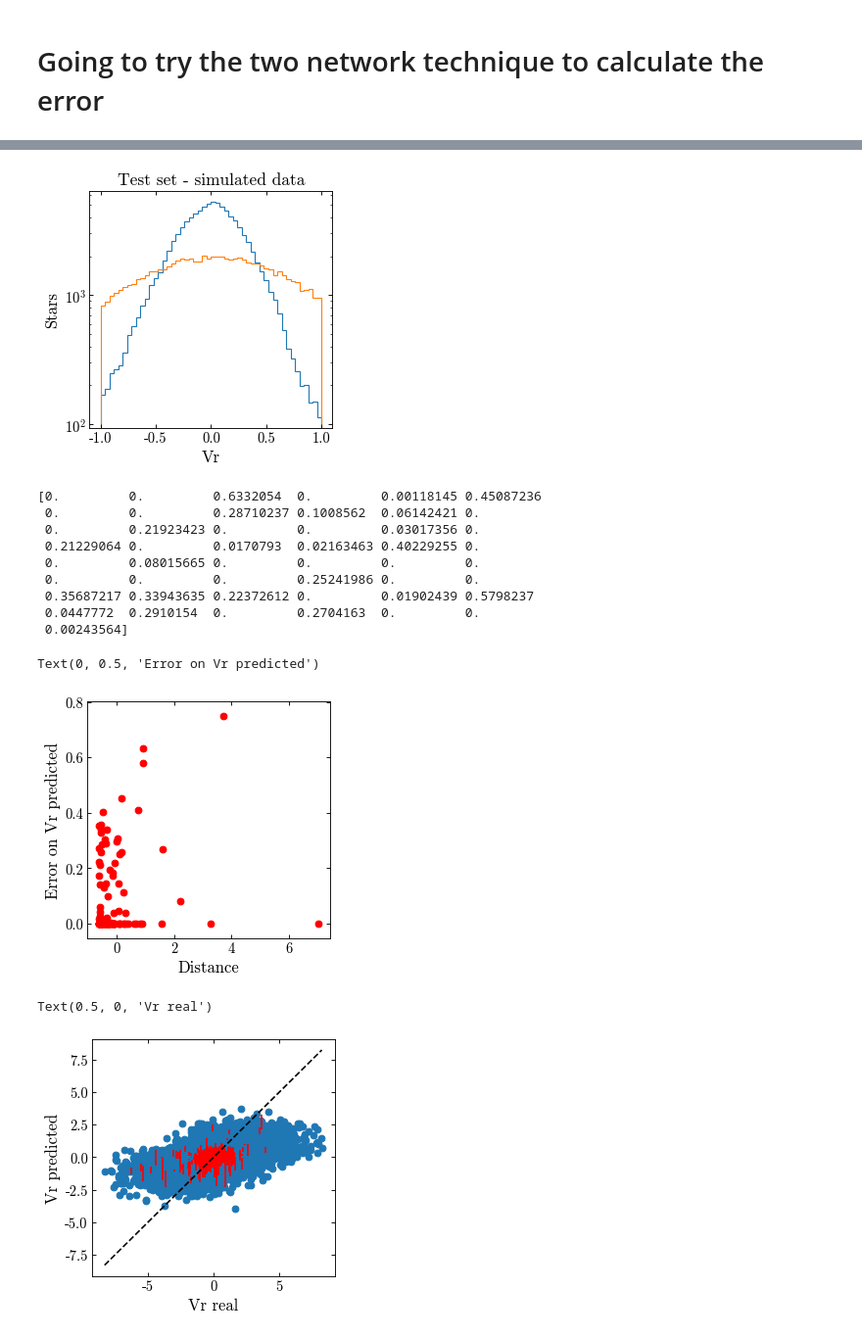
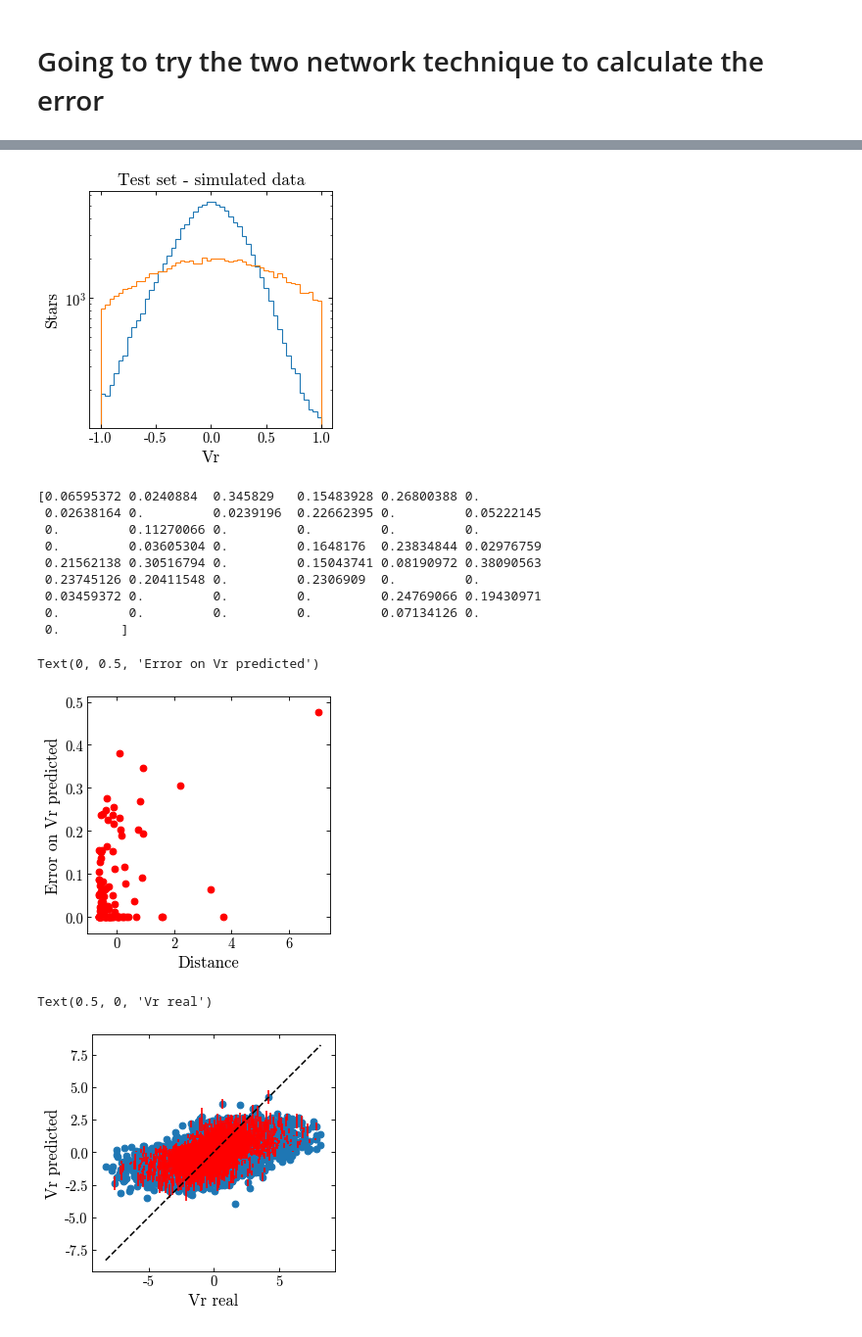
Before and after one commit to adropulic/datax_gaia, a Jupyter notebook: RVTrial2.ipynb, the cells around one changed output, grey strips where cells are left out. Shown: that part at 98% size. Drawn from its saved outputs; the diff is of its cells as text; code cells hidden in the pictures.

```diff
--- a/RVTrial2.ipynb
+++ b/RVTrial2.ipynb
@@ -487,7 +486,6 @@ CombinedModel.fit(X_train,y_train,
                   epochs=100,
                   batch_size=1000,
                   validation_split=0.1,
-                  callbacks = [es],
                   sample_weight=weights
                  )
 # %% [output]
@@ -510,7 +518,7 @@ plt.title('Test set - simulated data')
 plt.yscale('log')
 plt.show()
 # %% [output]
-[figure, old version]
+[figure, new version]
 # %%
 print(test_preds_2[1:50,1])
 plt.scatter(X_test[1:100,2], test_preds_2[1:100,1], color = 'red')
@@ -519,24 +527,24 @@ plt.xlabel('Distance')
 plt.ylabel('Error on Vr predicted')
 #does give a relu output...but I'm still not sure if this is exactly showing the error
 # %% [output]
-[0.         0.         0.6332054  0.         0.00118145 0.45087236
- 0.         0.         0.28710237 0.1008562  0.06142421 0.
- 0.         0.21923423 0.         0.         0.03017356 0.
- 0.21229064 0.         0.0170793  0.02163463 0.40229255 0.
- 0.         0.08015665 0.         0.         0.         0.
- 0.         0.         0.         0.25241986 0.         0.
- 0.35687217 0.33943635 0.22372612 0.         0.01902439 0.5798237
- 0.0447772  0.2910154  0.         0.2704163  0.         0.
- 0.00243564]
+[0.06595372 0.0240884  0.345829   0.15483928 0.26800388 0.
+ 0.02638164 0.         0.0239196  0.22662395 0.         0.05222145
+ 0.         0.11270066 0.         0.         0.         0.
+ 0.         0.03605304 0.         0.1648176  0.23834844 0.02976759
+ 0.21562138 0.30516794 0.         0.15043741 0.08190972 0.38090563
+ 0.23745126 0.20411548 0.         0.2306909  0.         0.
+ 0.03459372 0.         0.         0.         0.24769066 0.19430971
+ 0.         0.         0.         0.         0.07134126 0.
+ 0.        ]
 Text(0, 0.5, 'Error on Vr predicted')
-[figure, old version]
+[figure, new version]
 # %%
-plt.errorbar(y_test[1000:2000], test_preds_2[1000:2000,0], yerr = test_preds_2[1000:2000,1], color = 'red',ls='none')
+plt.errorbar(y_test, test_preds_2[:,0], yerr = test_preds_2[:,1], color = 'red',ls='none')
 plt.scatter(y_test, test_preds_2[:,0])
 plt.plot(x1,y1,'k--')
 plt.ylabel('Vr predicted')
 plt.xlabel('Vr real')
 # %% [output]
 Text(0.5, 0, 'Vr real')
-[figure, old version]
+[figure, new version]
 # %% [markdown]
```
Also changed, not shown: parts of 11 cells of this notebook.
